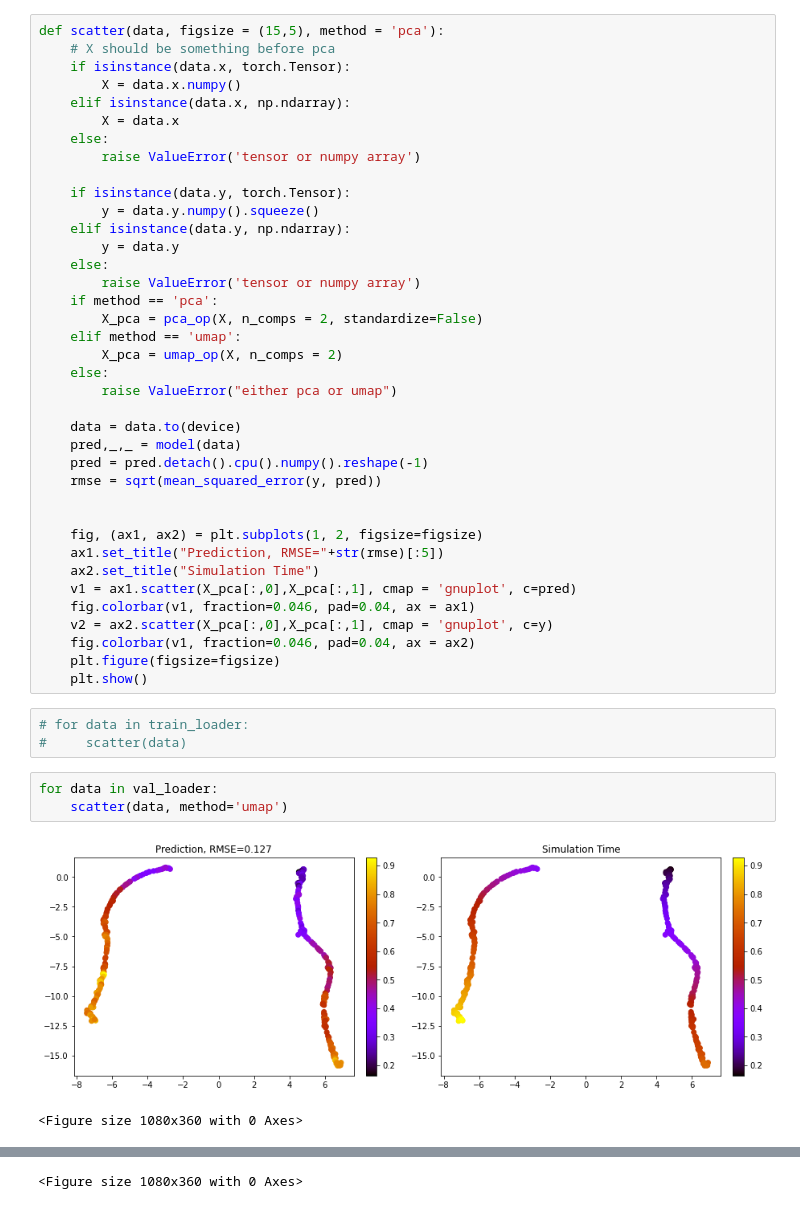
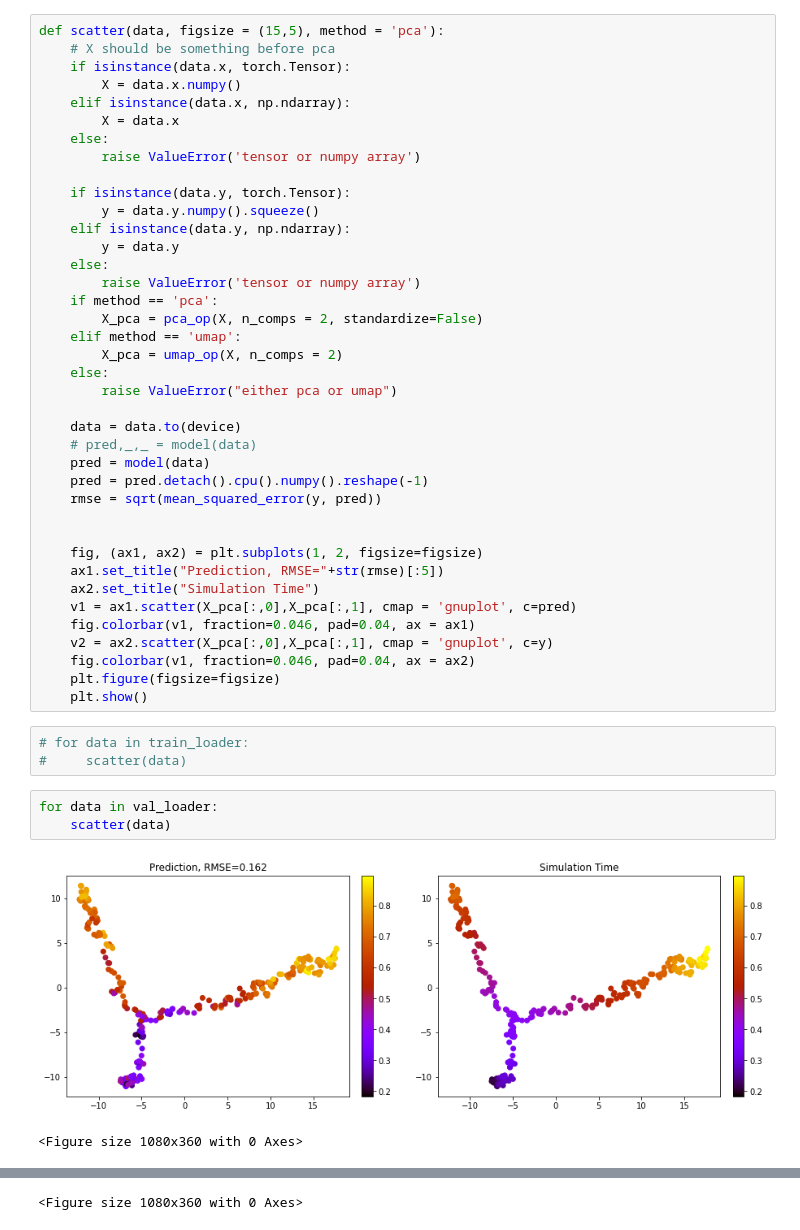
Before and after one commit to falseu/gnn_traj_inference, a Jupyter notebook: symsim_test.ipynb, the cells around one changed output, grey strips where cells are left out. Saved outputs shown, nothing was run; the diff lists cells and outputs as text.

```diff
--- a/symsim_test.ipynb
+++ b/symsim_test.ipynb
@@ -229,7 +215,8 @@ def scatter(data, figsize = (15,5), method = 'pca'):
         raise ValueError("either pca or umap")
 
     data = data.to(device)
-    pred,_,_ = model(data)
+    # pred,_,_ = model(data)
+    pred = model(data)
     pred = pred.detach().cpu().numpy().reshape(-1)
     rmse = sqrt(mean_squared_error(y, pred))
 
@@ -248,7 +235,7 @@ def scatter(data, figsize = (15,5), method = 'pca'):
 #     scatter(data)
 # %%
 for data in val_loader:
-    scatter(data, method='umap')
+    scatter(data)
 # %% [output]
-[figure, old version]
+[figure, new version]
 <Figure size 1080x360 with 0 Axes>
```
Also changed, not shown: parts of 4 cells of this notebook, 3 other files.
